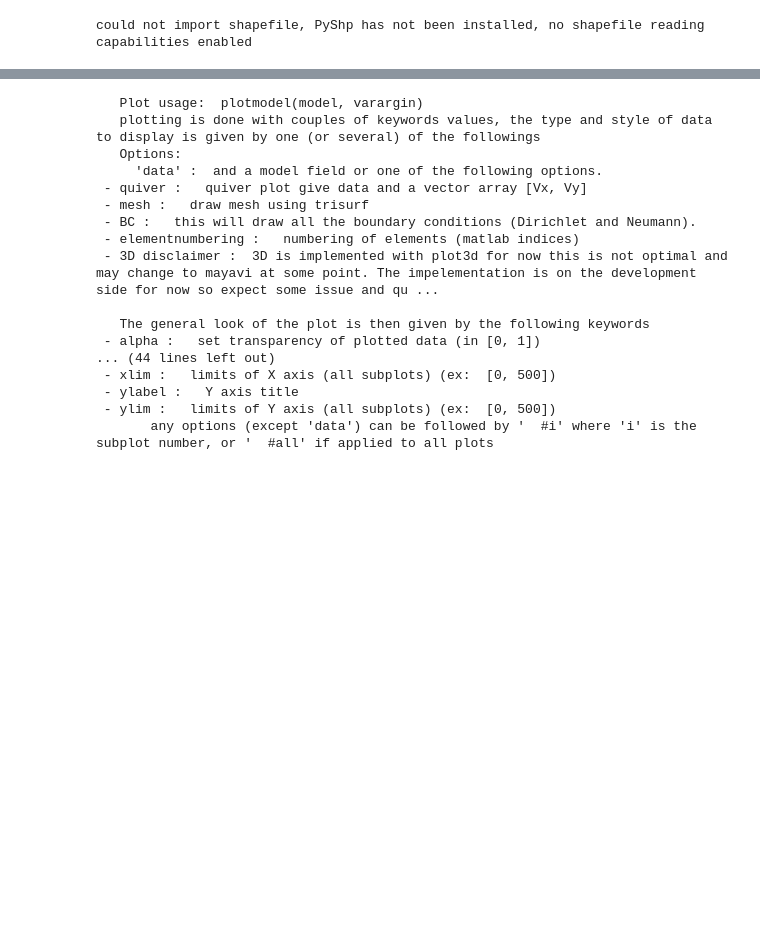
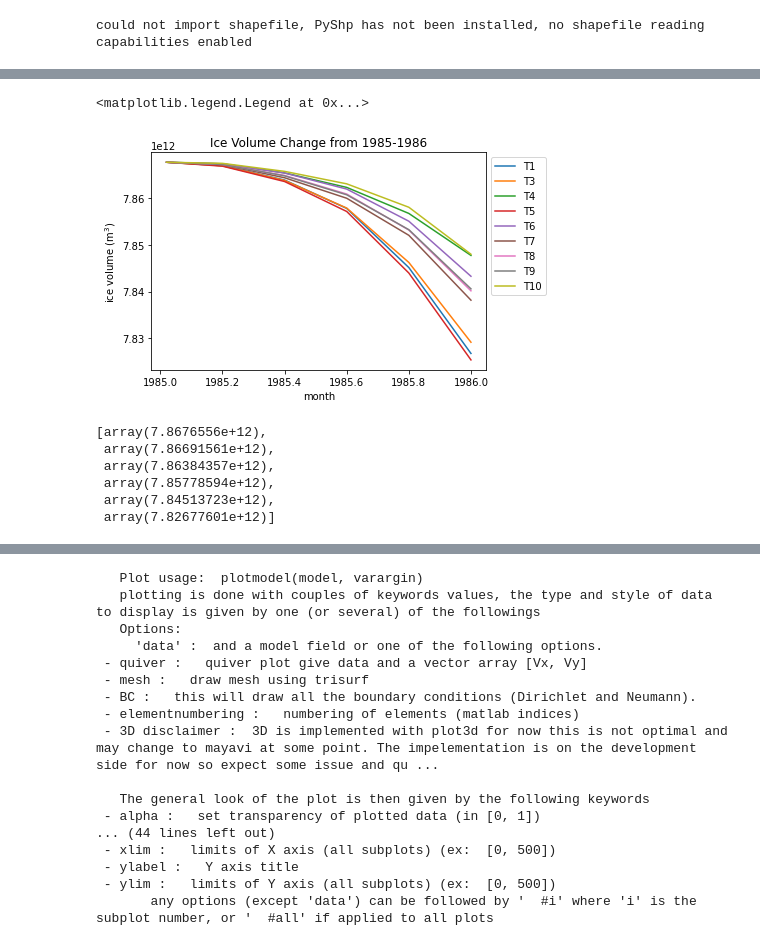
Before and after one commit to dfelikson/GrIS_Outlet_Glacier_Seasonal_dhdt, a Jupyter notebook: analysis.ipynb, the cells around one changed output, grey strips where cells are left out. Drawn from its saved outputs; the diff is of its cells as text; code cells hidden in the pictures; blank space fills up the shorter version.

```diff
--- a/analysis.ipynb
+++ b/analysis.ipynb
@@ -102,0 +62,11 @@ Text(0, 0.5, 'ice volume (m$^3$)')
+# %%
+trial1 = loadmodel("./Models/SAtoES_relaxation_Trial0.nc")
+trial2 = loadmodel("./Models/SAtoES_relaxation_Trial1.nc")
+trial3 = loadmodel("./Models/SAtoES_relaxation_Trial2.nc")
+trial4 = loadmodel("./Models/SAtoES_relaxation_Trial3.nc")
+trial5 = loadmodel("./Models/SAtoES_relaxation_Trial4.nc")
+trial6 = loadmodel("./Models/SAtoES_relaxation_Trial5.nc")
+trial7 = loadmodel("./Models/SAtoES_relaxation_Trial6.nc")
+trial8 = loadmodel("./Models/SAtoES_relaxation_Trial7.nc")
+trial9 = loadmodel("./Models/SAtoES_relaxation_Trial8.nc")
+trial10 = loadmodel("./Models/SAtoES_relaxation_Trial9.nc")
@@ -102,0 +91,41 @@ Text(0, 0.5, 'ice volume (m$^3$)')
+# %%
+# Changes in ice volume
+time = [md.results.TransientSolution[i].time for i in range(len(md.results.TransientSolution))]
+
+T1_VAF = [trial1.results.TransientSolution[i].IceVolumeAboveFloatation for i in range(len(trial1.results.TransientSolution))]
+T2_VAF = [trial2.results.TransientSolution[i].IceVolumeAboveFloatation for i in range(len(trial2.results.TransientSolution))]
+T3_VAF = [trial3.results.TransientSolution[i].IceVolumeAboveFloatation for i in range(len(trial3.results.TransientSolution))]
+T4_VAF = [trial4.results.TransientSolution[i].IceVolumeAboveFloatation for i in range(len(trial4.results.TransientSolution))]
+T5_VAF = [trial5.results.TransientSolution[i].IceVolumeAboveFloatation for i in range(len(trial5.results.TransientSolution))]
+T6_VAF = [trial6.results.TransientSolution[i].IceVolumeAboveFloatation for i in range(len(trial6.results.TransientSolution))]
+T7_VAF = [trial7.results.TransientSolution[i].IceVolumeAboveFloatation for i in range(len(trial7.results.TransientSolution))]
+T8_VAF = [trial8.results.TransientSolution[i].IceVolumeAboveFloatation for i in range(len(trial8.results.TransientSolution))]
+T9_VAF = [trial9.results.TransientSolution[i].IceVolumeAboveFloatation for i in range(len(trial9.results.TransientSolution))]
+T10_VAF = [trial10.results.TransientSolution[i].IceVolumeAboveFloatation for i in range(len(trial10.results.TransientSolution))]
+
+plt.plot(time,T1_VAF, label='T1')
+plt.plot(time,T2_VAF, label='T2')
+plt.plot(time,T3_VAF, label='T3')
+plt.plot(time,T4_VAF, label='T4')
+plt.plot(time,T5_VAF, label='T5')
+plt.plot(time,T6_VAF, label='T6')
+plt.plot(time,T7_VAF, label='T7')
+plt.plot(time,T8_VAF, label='T8')
+plt.plot(time,T9_VAF, label='T9')
+plt.plot(time,T10_VAF, label='T10')
+plt.title('Ice Volume Change from 1985-1986')
+plt.xlabel('month')
+plt.ylabel('ice volume (m$^3$)')
+plt.legend(bbox_to_anchor=(1,1), loc="upper left")
+# %% [output]
+<matplotlib.legend.Legend at 0x...>
+[figure, added]
+# %%
+T6_VAF
+# %% [output]
+[array(7.8676556e+12),
+ array(7.86691561e+12),
+ array(7.86384357e+12),
+ array(7.85778594e+12),
+ array(7.84513723e+12),
+ array(7.82677601e+12)]
```
Also changed, not shown: parts of 12 cells of this notebook.
